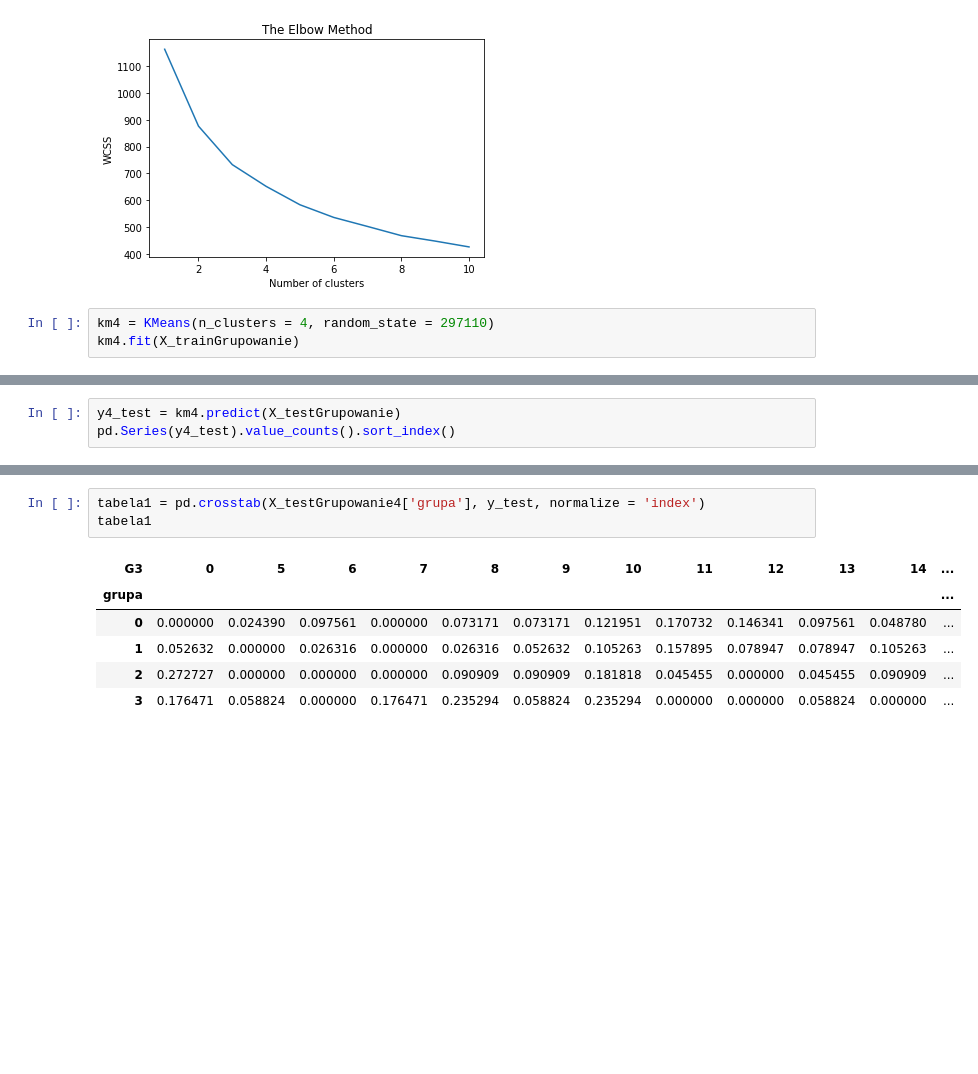
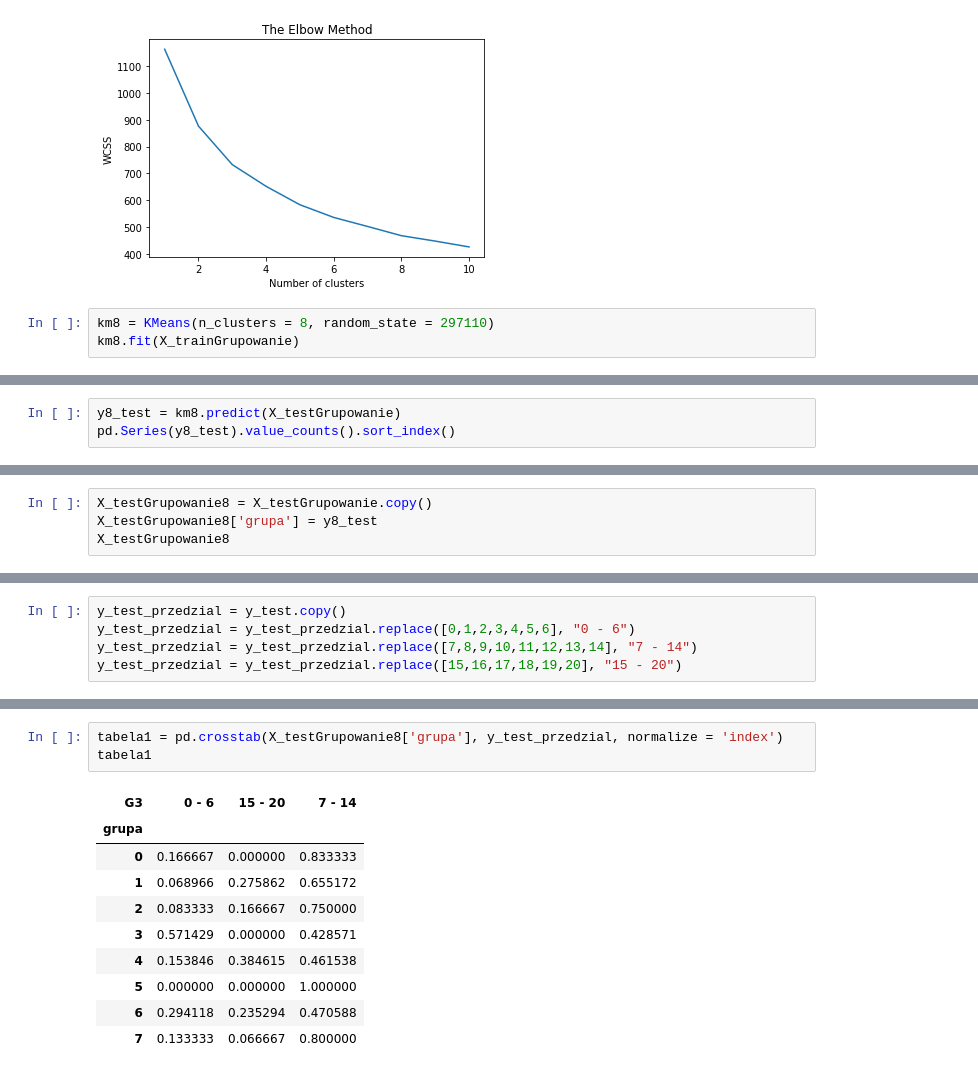
Before and after one commit to DarkArbiterr/AnalizaDanychStudents, a Jupyter notebook: Projekt_ED.ipynb, the cells around one changed output, grey strips where cells are left out. Cells and saved outputs as stored; diff of their text form; blank space fills up the shorter version.

```diff
--- a/Projekt_ED.ipynb
+++ b/Projekt_ED.ipynb
@@ -1804,6 +1855,6 @@ plt.show()
 # %% [output]
 [figure]
 # %%
-km4 = KMeans(n_clusters = 4, random_state = 297110)
-km4.fit(X_trainGrupowanie)
+km8 = KMeans(n_clusters = 8, random_state = 297110)
+km8.fit(X_trainGrupowanie)
 # %% [output]
@@ -1873,4 +1960,4 @@ X_trainG4['grupa'] = km4.labels_
 # %%
-y4_test = km4.predict(X_testGrupowanie)
-pd.Series(y4_test).value_counts().sort_index()
+y8_test = km8.predict(X_testGrupowanie)
+pd.Series(y8_test).value_counts().sort_index()
 # %% [output]
@@ -1899,0 +1973,4 @@ X_testGrupowanie4
+# %%
+X_testGrupowanie8 = X_testGrupowanie.copy()
+X_testGrupowanie8['grupa'] = y8_test
+X_testGrupowanie8
@@ -1899,0 +2006,5 @@ X_testGrupowanie4
+# %%
+y_test_przedzial = y_test.copy()
+y_test_przedzial = y_test_przedzial.replace([0,1,2,3,4,5,6], "0 - 6")
+y_test_przedzial = y_test_przedzial.replace([7,8,9,10,11,12,13,14], "7 - 14")
+y_test_przedzial = y_test_przedzial.replace([15,16,17,18,19,20], "15 - 20")
@@ -1900,13 +2026,17 @@ X_testGrupowanie4
 # %%
-tabela1 = pd.crosstab(X_testGrupowanie4['grupa'], y_test, normalize = 'index')
+tabela1 = pd.crosstab(X_testGrupowanie8['grupa'], y_test_przedzial, normalize = 'index')
 tabela1
 # %% [output]
-| G3 | 0 | 5 | 6 | 7 | 8 | 9 | 10 | 11 | 12 | 13 | 14 | ... |
-| grupa |  |  |  |  |  |  |  |  |  |  |  | ... |
-| 0 | 0.000000 | 0.024390 | 0.097561 | 0.000000 | 0.073171 | 0.073171 | 0.121951 | 0.170732 | 0.146341 | 0.097561 | 0.048780 | ... |
-| 1 | 0.052632 | 0.000000 | 0.026316 | 0.000000 | 0.026316 | 0.052632 | 0.105263 | 0.157895 | 0.078947 | 0.078947 | 0.105263 | ... |
-| 2 | 0.272727 | 0.000000 | 0.000000 | 0.000000 | 0.090909 | 0.090909 | 0.181818 | 0.045455 | 0.000000 | 0.045455 | 0.090909 | ... |
-| 3 | 0.176471 | 0.058824 | 0.000000 | 0.176471 | 0.235294 | 0.058824 | 0.235294 | 0.000000 | 0.000000 | 0.058824 | 0.000000 | ... |
+| G3 | 0 - 6 | 15 - 20 | 7 - 14 |
+| grupa |  |  |  |
+| 0 | 0.166667 | 0.000000 | 0.833333 |
+| 1 | 0.068966 | 0.275862 | 0.655172 |
+| 2 | 0.083333 | 0.166667 | 0.750000 |
+| 3 | 0.571429 | 0.000000 | 0.428571 |
+| 4 | 0.153846 | 0.384615 | 0.461538 |
+| 5 | 0.000000 | 0.000000 | 1.000000 |
+| 6 | 0.294118 | 0.235294 | 0.470588 |
+| 7 | 0.133333 | 0.066667 | 0.800000 |
 # %%
 tabela1.plot(kind='bar', stacked = True,
 title='G3', xlabel='Grupa',
```
Also changed, not shown: parts of 20 cells of this notebook.
